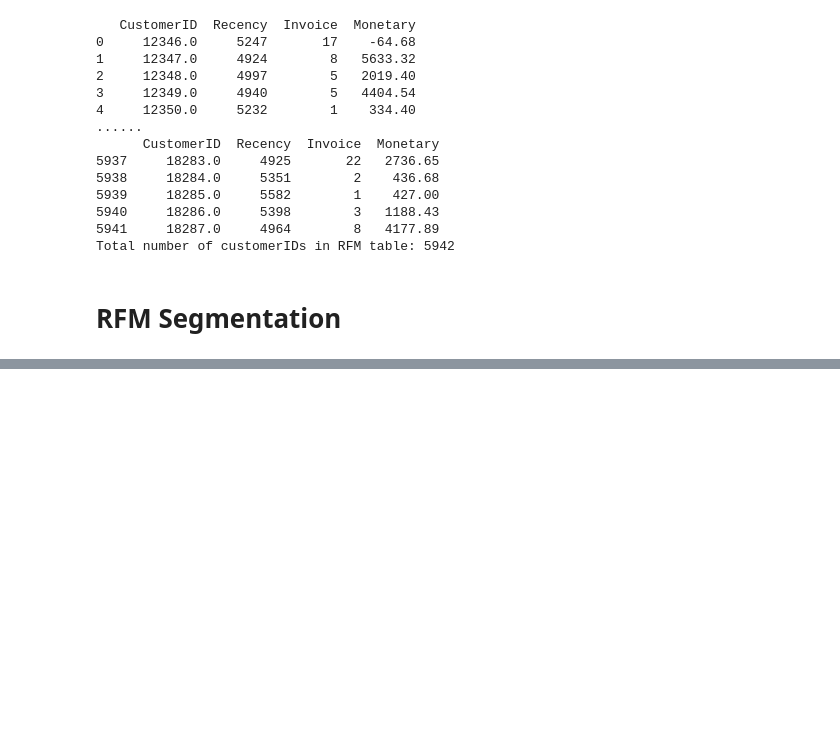
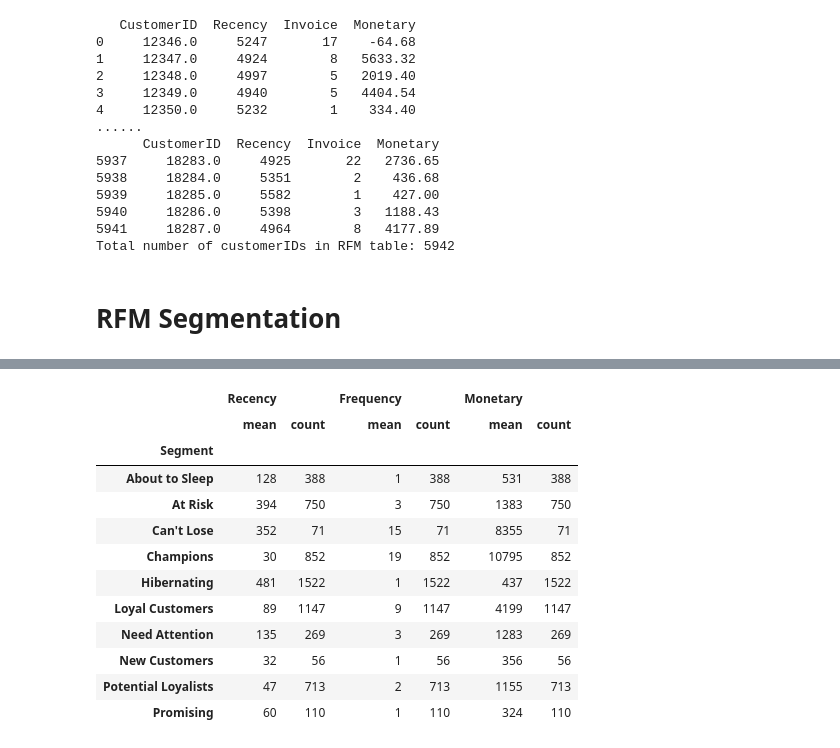
Before and after one commit to jarviscanada/jarvis_data_eng_CurtisLopes, a Jupyter notebook: python_data_analytics/retail_data_analytics_wrangling.ipynb, the cells around one changed output, grey strips where cells are left out. Drawn from its saved outputs; the diff is of its cells as text; code cells hidden in the pictures; blank space fills up the shorter version.

```diff
--- a/python_data_analytics/retail_data_analytics_wrangling.ipynb
+++ b/python_data_analytics/retail_data_analytics_wrangling.ipynb
@@ -527,0 +574,20 @@ As you can see, computing RFM segmentation requires extensive domain knowledge i
+# %%
+#segmenting of customers according to RecencyScore and FrequencyScore values
+seg_map = {
+    r'[1-2][1-2]': 'Hibernating',
+    r'[1-2][3-4]': 'At Risk',
+    r'[1-2]5': 'Can\'t Lose',
+    r'3[1-2]': 'About to Sleep',
+    r'33': 'Need Attention',
+    r'[3-4][4-5]': 'Loyal Customers',
+    r'41': 'Promising',
+    r'51': 'New Customers',
+    r'[4-5][2-3]': 'Potential Loyalists',
+    r'5[4-5]': 'Champions'
+}
+
+#creation of segment variable
+rfm_table['Segment'] = rfm_table['RecencyScore'].astype(str) + rfm_table['FrequencyScore'].astype(str)
+rfm_table['Segment'] = rfm_table['Segment'].replace(seg_map, regex=True)
+
+rfm_table.head()
@@ -527,0 +602,16 @@ As you can see, computing RFM segmentation requires extensive domain knowledge i
+# %%
+rfm_table[["Segment", "Recency","Frequency","Monetary"]].groupby("Segment").agg(["mean","count"]).astype(int)
+# %% [output]
+|  | Recency |  | Frequency |  | Monetary |  |
+|  | mean | count | mean | count | mean | count |
+| Segment |  |  |  |  |  |  |
+| About to Sleep | 128 | 388 | 1 | 388 | 531 | 388 |
+| At Risk | 394 | 750 | 3 | 750 | 1383 | 750 |
+| Can't Lose | 352 | 71 | 15 | 71 | 8355 | 71 |
+| Champions | 30 | 852 | 19 | 852 | 10795 | 852 |
+| Hibernating | 481 | 1522 | 1 | 1522 | 437 | 1522 |
+| Loyal Customers | 89 | 1147 | 9 | 1147 | 4199 | 1147 |
+| Need Attention | 135 | 269 | 3 | 269 | 1283 | 269 |
+| New Customers | 32 | 56 | 1 | 56 | 356 | 56 |
+| Potential Loyalists | 47 | 713 | 2 | 713 | 1155 | 713 |
+| Promising | 60 | 110 | 1 | 110 | 324 | 110 |
```
Also changed, not shown: parts of 3 cells of this notebook.
